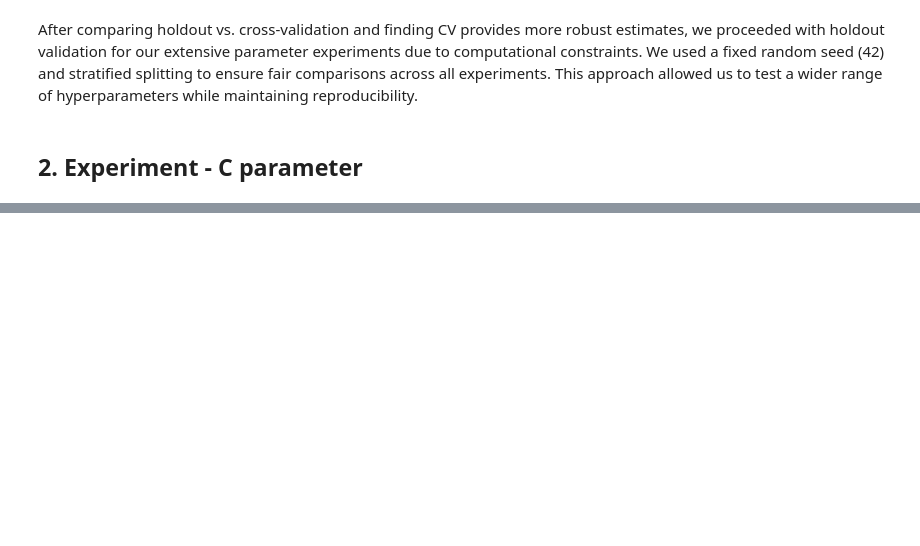
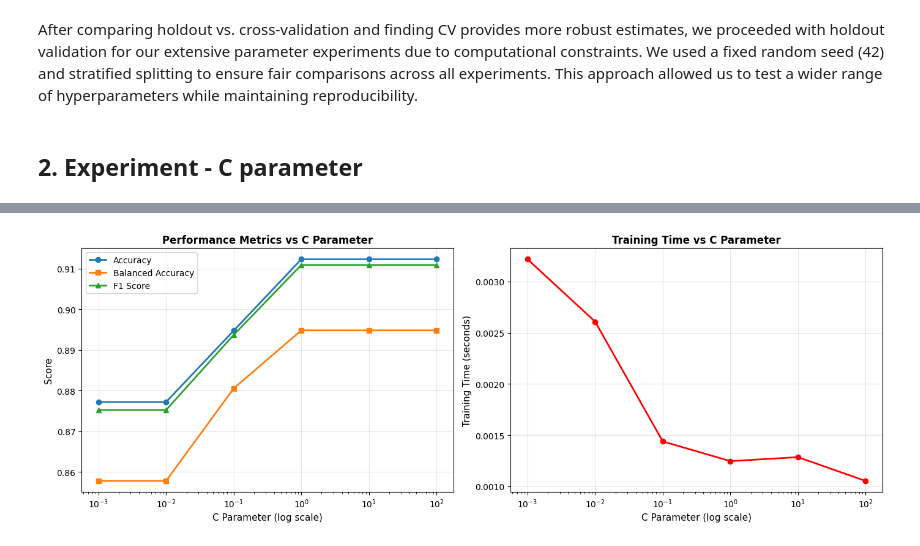
Before and after one commit to tomashobza/tuw_ml_seattle_crime, a Jupyter notebook: svm_breast_cancer/svm_breast_cancer.ipynb, the cells around one changed output, grey strips where cells are left out. Cells and saved outputs as stored; diff of their text form; code cells hidden in the pictures; blank space fills up the shorter version.

```diff
--- a/svm_breast_cancer/svm_breast_cancer.ipynb
+++ b/svm_breast_cancer/svm_breast_cancer.ipynb
@@ -116,0 +233,29 @@ After comparing holdout vs. cross-validation and finding CV provides more robust
+# %%
+# Visualize C parameter impact
+fig, axes = plt.subplots(1, 2, figsize=(14, 5))
+
+# Plot 1: Performance metrics vs C
+ax1 = axes[0]
+ax1.plot(results_C_df['C'], results_C_df['accuracy'], 'o-', label='Accuracy', linewidth=2)
+ax1.plot(results_C_df['C'], results_C_df['balanced_accuracy'], 's-', label='Balanced Accuracy', linewidth=2)
+ax1.plot(results_C_df['C'], results_C_df['f1_score'], '^-', label='F1 Score', linewidth=2)
+ax1.set_xscale('log')
+ax1.set_xlabel('C Parameter (log scale)', fontsize=11)
+ax1.set_ylabel('Score', fontsize=11)
+ax1.set_title('Performance Metrics vs C Parameter', fontsize=12, fontweight='bold')
+ax1.legend()
+ax1.grid(True, alpha=0.3)
+
+# Plot 2: Training time vs C
+ax2 = axes[1]
+ax2.plot(results_C_df['C'], results_C_df['train_time'], 'o-', color='red', linewidth=2)
+ax2.set_xscale('log')
+ax2.set_xlabel('C Parameter (log scale)', fontsize=11)
+ax2.set_ylabel('Training Time (seconds)', fontsize=11)
+ax2.set_title('Training Time vs C Parameter', fontsize=12, fontweight='bold')
+ax2.grid(True, alpha=0.3)
+
+plt.tight_layout()
+plt.show()
+# %% [output]
+[figure, added]
```
Also changed, not shown: parts of 8 cells of this notebook.
